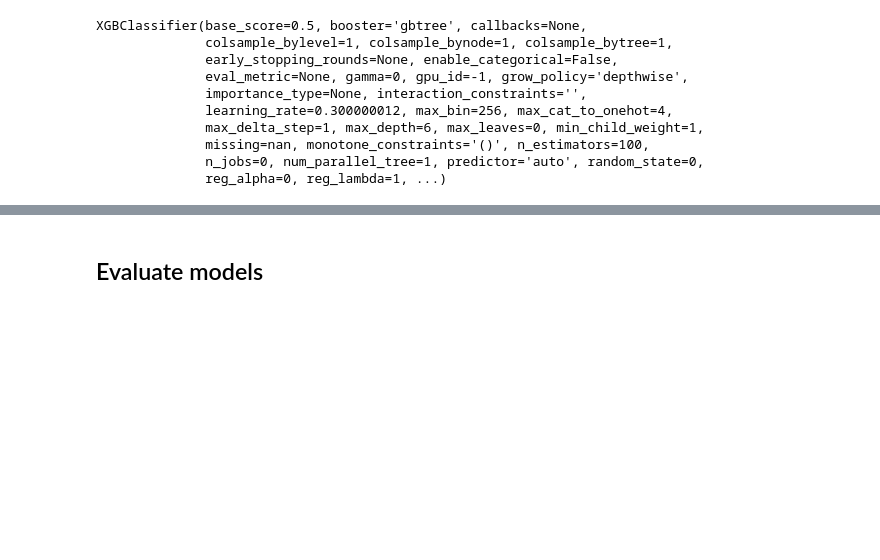
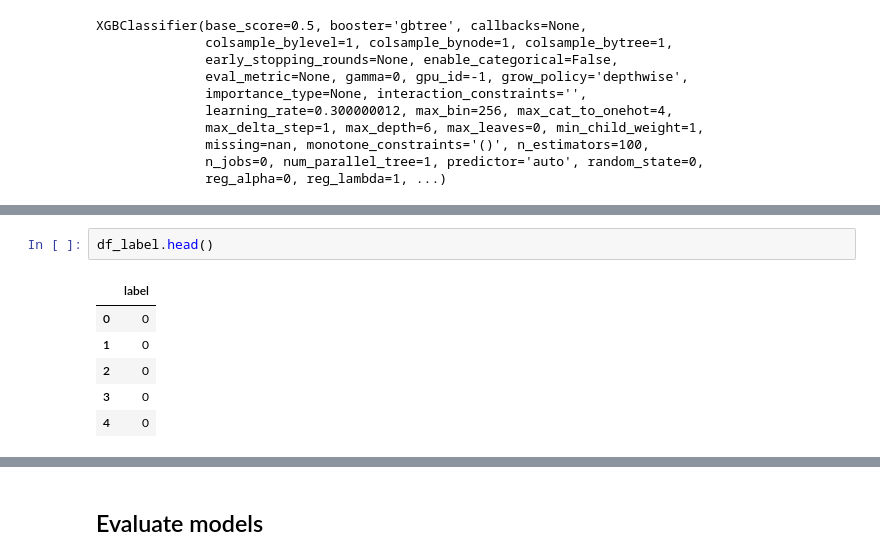
Before and after one commit to HaotingS/dsa4262_project, a Jupyter notebook: notebooks/modeling4_yeejet.ipynb, the cells around one changed output, grey strips where cells are left out. Saved outputs shown, nothing was run; the diff lists cells and outputs as text; blank space fills up the shorter version.

```diff
--- a/notebooks/modeling4_yeejet.ipynb
+++ b/notebooks/modeling4_yeejet.ipynb
@@ -455,0 +485,9 @@ pr_curves.append(precision_recall_curve(yte, yhat1_probs))
+# %%
+df_label.head()
+# %% [output]
+|  | label |
+| 0 | 0 |
+| 1 | 0 |
+| 2 | 0 |
+| 3 | 0 |
+| 4 | 0 |
```
Also changed, not shown: parts of 22 cells of this notebook.
